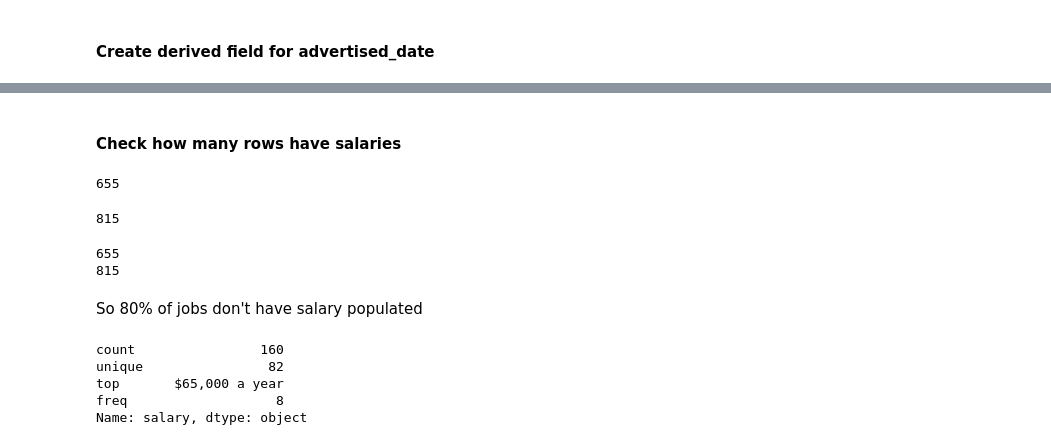
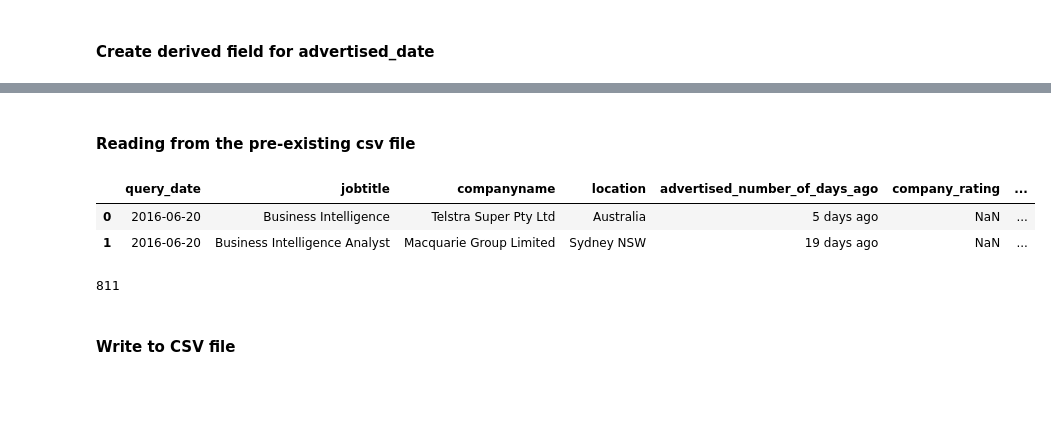
Before and after one commit to vivekbharadwaj/web_scraping, a Jupyter notebook: web_scraping_job_board.ipynb, the cells around one changed output, grey strips where cells are left out. Cells and saved outputs as stored; diff of their text form; code cells hidden in the pictures; blank space fills up the shorter version.

Commit message:
logic to write to csv. also separated logic for beginning analyses.

```diff
--- a/web_scraping_job_board.ipynb
+++ b/web_scraping_job_board.ipynb
@@ -298,26 +292,15 @@ df_joblist.head(3)
-# %% [markdown]
-#### Check how many rows have salaries
-# %%
-df_joblist.salary.isnull().sum()
-# %% [output]
-655
+# %% [markdown]
+#### Reading from the pre-existing csv file
+# %%
+indeed_job_board_listing = pd.read_csv('indeed_job_board_listing.csv', encoding='utf-8')
+indeed_job_board_listing.head(2)
+# %% [output]
+|  | query_date | jobtitle | companyname | location | advertised_number_of_days_ago | company_rating | ... |
+| 0 | 2016-06-20 | Business Intelligence | Telstra Super Pty Ltd | Australia | 5 days ago | NaN | ... |
+| 1 | 2016-06-20 | Business Intelligence Analyst | Macquarie Group Limited | Sydney NSW | 19 days ago | NaN | ... |
 # %%
-len(df_joblist)
+len(indeed_job_board_listing)
 # %% [output]
-815
+811
-# %%
-print int(df_joblist.salary.isnull().sum())
-print len(df_joblist)
-# %% [output]
-655
-815
-# %% [markdown]
-So 80% of jobs don't have salary populated
-# %%
-df_joblist.salary.describe()
-# %% [output]
-count                160
-unique                82
-top       $65,000 a year
-freq                   8
-Name: salary, dtype: object
+# %% [markdown]
+#### Write to CSV file
```
Also changed, not shown: parts of 15 cells of this notebook, 2 other files.
